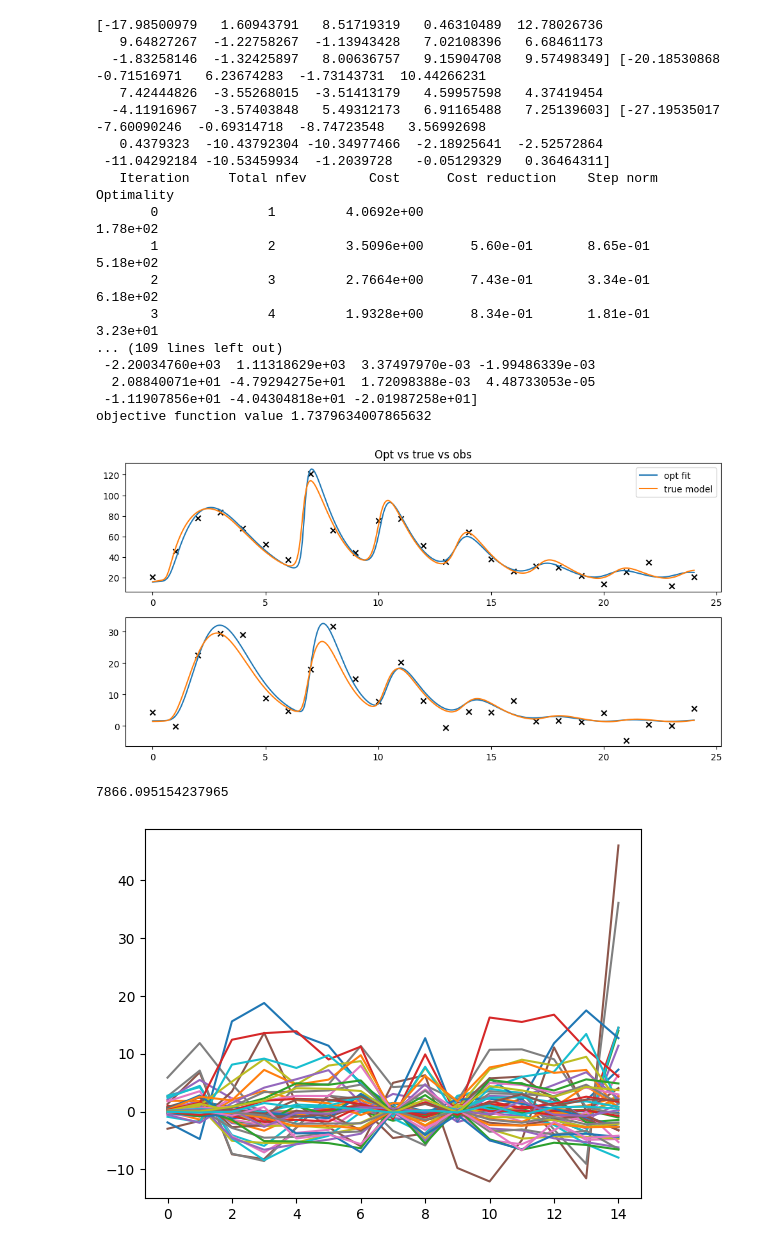
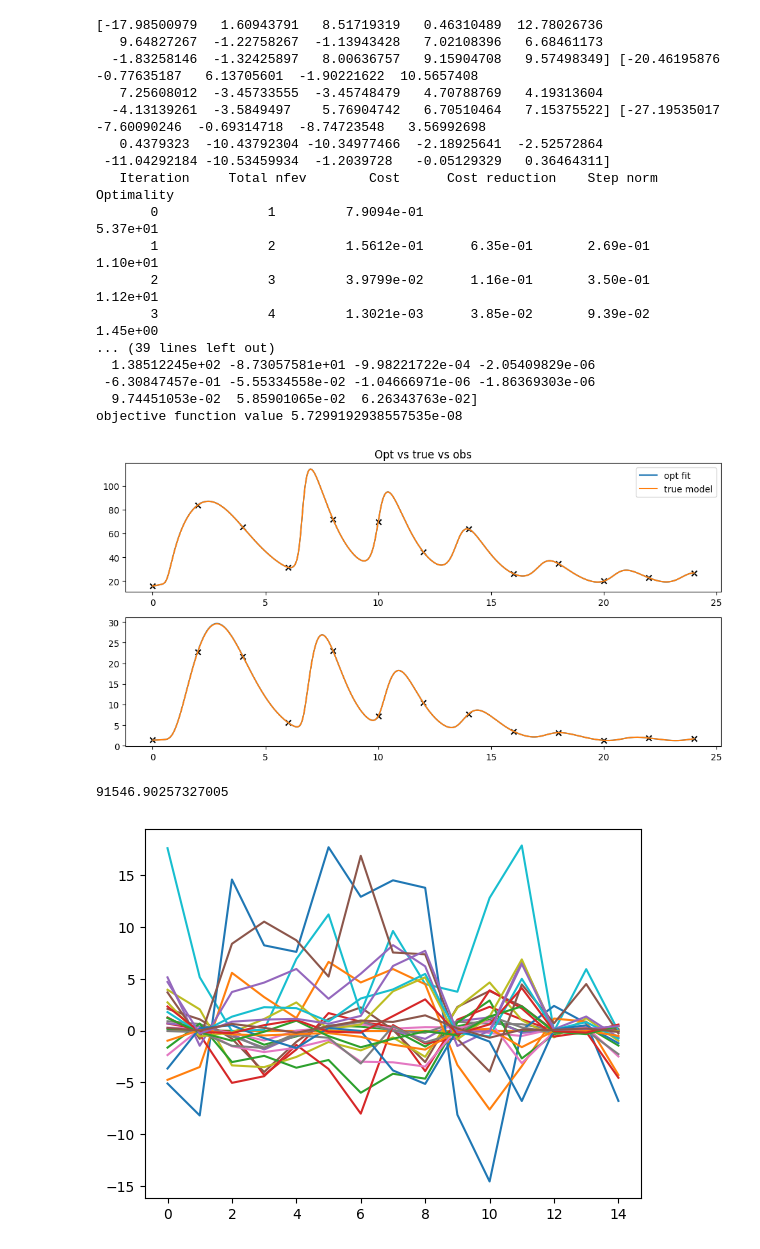
Before and after one commit to aayres22/ITIS_Analysis, a Jupyter notebook: OLS_Analysis.ipynb, the cells around one changed output. Cells and saved outputs as stored; diff of their text form; code cells hidden in the pictures.

```diff
--- a/OLS_Analysis.ipynb
+++ b/OLS_Analysis.ipynb
@@ -48,7 +48,7 @@ output_ids = [6, 7] # Neuroendocrine = ACTH + Cort
 # output_ids = [3,4,6,7] #TNF + IL10 + ACTH + Cort
 
 ##use generated sets instead
-with open('syntheticData\\TRUE_SOL11', 'rb') as f:
+with open('syntheticData\\TRUE_SOL12.pkl', 'rb') as f:
     results = pickle.load(f)
 y_data = results['y_data'].copy()
 t_data = results['t_data'].copy()
@@ -78,18 +78,14 @@ plt.show()
 # %%
 # Define which parameters will be updated
 
-##MOST SENSITIVE FOR ACTH + CORT
-# param_ids = [33, 12, 36, 43, 32, 39, 7, 16, 31, 15, 37, 9, 8, 28, 14]
+
 param_ids = np.sort([33, 12, 36, 43, 32, 39, 7, 16, 31, 15, 37, 9, 8, 28, 14])
-##MOST SENSITIVE FOR ACTH + CORT + TNF-A
-#param_ids = [33,12,36,32,7,34,31,15,8,9,16,14,28,26,1]
-##MOST SENSITIVE FOR ACTH + CORT + TNF-A + 1L10
-# param_ids = [12, 33, 7, 16, 36, 43, 39, 15, 32, 31, 22, 8, 9, 14, 21, 10, 1]
-#D1 Selected:
-#D2 Selected: [12, 33, 16, 7, 36, 43, 32, 39, 15, 8, 31, 14, 9, 34]
-#       ['h6', 'd7', 'd4', 'k3', 'd8', 'T', 'h11', 'beta', 'h7', 'k4', 'k14', 'k6', 'h4', 'k15']
-#D3 Selected: [12, 33, 7, 16, 36, 43, 39, 15, 32, 31, 22, 8, 9, 14, 21, 10, 1]
-#   ['h6', 'd7', 'k3', 'd4', 'd8', 'T', 'beta', 'h7', 'h11', 'k14', 'd5', 'k4', 'h4', 'k6', 'h9', 'd3', 'k1']
+
+#D1 Selected:[33, 12, 36, 43, 32, 39, 7, 16, 31, 15, 37, 9, 8, 28, 14]
+# ['d7', 'h6', 'd8', 'T', 'h11', 'beta', 'k3', 'd4', 'k14', 'h7', 'alpha', 'h4', 'k4', 'd6', 'k6']
+#D2 Selected: [12, 33, 7, 16, 36, 43, 15, 32, 39, 31, 8, 14, 9, 34]
+#D3 Selected: [12, 33, 16, 7, 43, 36, 39, 15, 32, 31, 8, 21, 9, 14, 10, 34]
+#   ['h6', 'd7', 'd4', 'k3', 'T', 'd8', 'beta', 'h7', 'h11', 'k14', 'k4', 'h9', 'h4', 'k6', 'd3', 'k15']
 
 # To make the problem interesting, let's perturb our initial guess of these parameters by 1% [SHOULD WE DO THIS?]
 param_in = np.log(np.exp(param_log[param_ids])*np.random.normal(1,0.1,(1,len(param_ids))).flatten())
@@ -108,7 +104,7 @@ param_all = param_log.copy()
 
 
 # Now, we set up a minimization problem
-least_sq_sol = least_squares(OLS_res,param_in,args=(y_data,t_data,param_ids,output_ids,param_all,IC),
+least_sq_sol = least_squares(OLS_res,param_in,args=(y_data,t_data,param_ids,output_ids,param_all,IC_2),
                              bounds=(LB,UB),verbose=2,xtol=1e-14,diff_step=1e-4)
 rel_err = (np.exp(least_sq_sol.x) - np.exp(param_log[param_ids]))/np.exp(param_log[param_ids])
 param_err = (np.exp(least_sq_sol.x) - np.exp(param_log[param_ids]))
@@ -121,21 +117,21 @@ print("objective function value",least_sq_sol.cost) ##This thing
 # %% [output]
 [-17.98500979   1.60943791   8.51719319   0.46310489  12.78026736
    9.64827267  -1.22758267  -1.13943428   7.02108396   6.68461173
-  -1.83258146  -1.32425897   8.00636757   9.15904708   9.57498349] [-20.18530868  -0.71516971   6.23674283  -1.73143731  10.44266231
-   7.42444826  -3.55268015  -3.51413179   4.59957598   4.37419454
-  -4.11916967  -3.57403848   5.49312173   6.91165488   7.25139603] [-27.19535017  -7.60090246  -0.69314718  -8.74723548   3.56992698
+  -1.83258146  -1.32425897   8.00636757   9.15904708   9.57498349] [-20.46195876  -0.77635187   6.13705601  -1.90221622  10.5657408
+   7.25608012  -3.45733555  -3.45748479   4.70788769   4.19313604
+  -4.13139261  -3.5849497    5.76904742   6.70510464   7.15375522] [-27.19535017  -7.60090246  -0.69314718  -8.74723548   3.56992698
    0.4379323  -10.43792304 -10.34977466  -2.18925641  -2.52572864
  -11.04292184 -10.53459934  -1.2039728   -0.05129329   0.36464311]
    Iteration     Total nfev        Cost      Cost reduction    Step norm     Optimality
-       0              1         4.0692e+00                                    1.78e+02
-       1              2         3.5096e+00      5.60e-01       8.65e-01       5.18e+02
-       2              3         2.7664e+00      7.43e-01       3.34e-01       6.18e+02
-       3              4         1.9328e+00      8.34e-01       1.81e-01       3.23e+01
-... (109 lines left out)
- -2.20034760e+03  1.11318629e+03  3.37497970e-03 -1.99486339e-03
-  2.08840071e+01 -4.79294275e+01  1.72098388e-03  4.48733053e-05
- -1.11907856e+01 -4.04304818e+01 -2.01987258e+01]
-objective function value 1.7379634007865632
+       0              1         7.9094e-01                                    5.37e+01
+       1              2         1.5612e-01      6.35e-01       2.69e-01       1.10e+01
+       2              3         3.9799e-02      1.16e-01       3.50e-01       1.12e+01
+       3              4         1.3021e-03      3.85e-02       9.39e-02       1.45e+00
+... (39 lines left out)
+  1.38512245e+02 -8.73057581e+01 -9.98221722e-04 -2.05409829e-06
+ -6.30847457e-01 -5.55334558e-02 -1.04666971e-06 -1.86369303e-06
+  9.74451053e-02  5.85901065e-02  6.26343763e-02]
+objective function value 5.7299192938557535e-08
 # %%
 # MJC - plotting to look at solution
 param_opt = param_log.copy()
@@ -180,38 +176,38 @@ plt.plot(tfinal,true_sol[:,output_ids[1]])
 #plt.savefig("WLS_FIMSelection\\WLS_32.png")
 plt.show()
 # %% [output]
-[figure, old version]
+[figure, new version]
 # %%
 ##SENSITIVITY ANALYSIS
 h = 1e-6  #amount to perturb parameters
 n_param = len(param_ids) #Just the parameters we optimize
 n_states = len(output_ids)
 
 
 Sensitivity_Mat = np.zeros((n_param, len(t_data) * n_states))  ##Initialize shape of sensitivity matrix.
 for i in range(n_param):  #calculate the relative sensitivity to each 45 parameters
 
         param_in = param_opt[param_ids[i]]
         param_delta = param_in + h ##    [HOW EXACTLY SHOULD I BE PERTURBING MY PARAM?]
         ##THIS THING NEXT DO THIS!!!
-        Sensitivity_Mat[i, :] = ((1 / h) * (OLS_res(param_delta, y_data, t_data, param_ids[i], output_ids, param_opt, IC)
-                                            - OLS_res(param_in, y_data, t_data, param_ids[i], output_ids, param_opt, IC)))
+        Sensitivity_Mat[i, :] = ((1 / h) * (OLS_res(param_delta, y_data, t_data, param_ids[i], output_ids, param_opt, IC_2)
+                                            - OLS_res(param_in, y_data, t_data, param_ids[i], output_ids, param_opt, IC_2)))
 
 twonorms = np.zeros(n_param)
 
 S_opt = Sensitivity_Mat.copy()
 F_opt = S_opt@S_opt.T
 print(np.linalg.cond(F_opt))
 
 plt.figure()
 plt.plot(S_opt)
 plt.show()
 
 for i in range(n_param):
         twonorms[i] = np.power(sum(np.power(Sensitivity_Mat[i, :], 2)), 1 / 2)
 # %% [output]
-7866.095154237965
+91546.90257327005
-[figure, old version]
+[figure, new version]
 # %%
 #PLOTTING
 paramtitles = ['d1',
```
Also changed, not shown: parts of 2 cells of this notebook, 9 other files.
